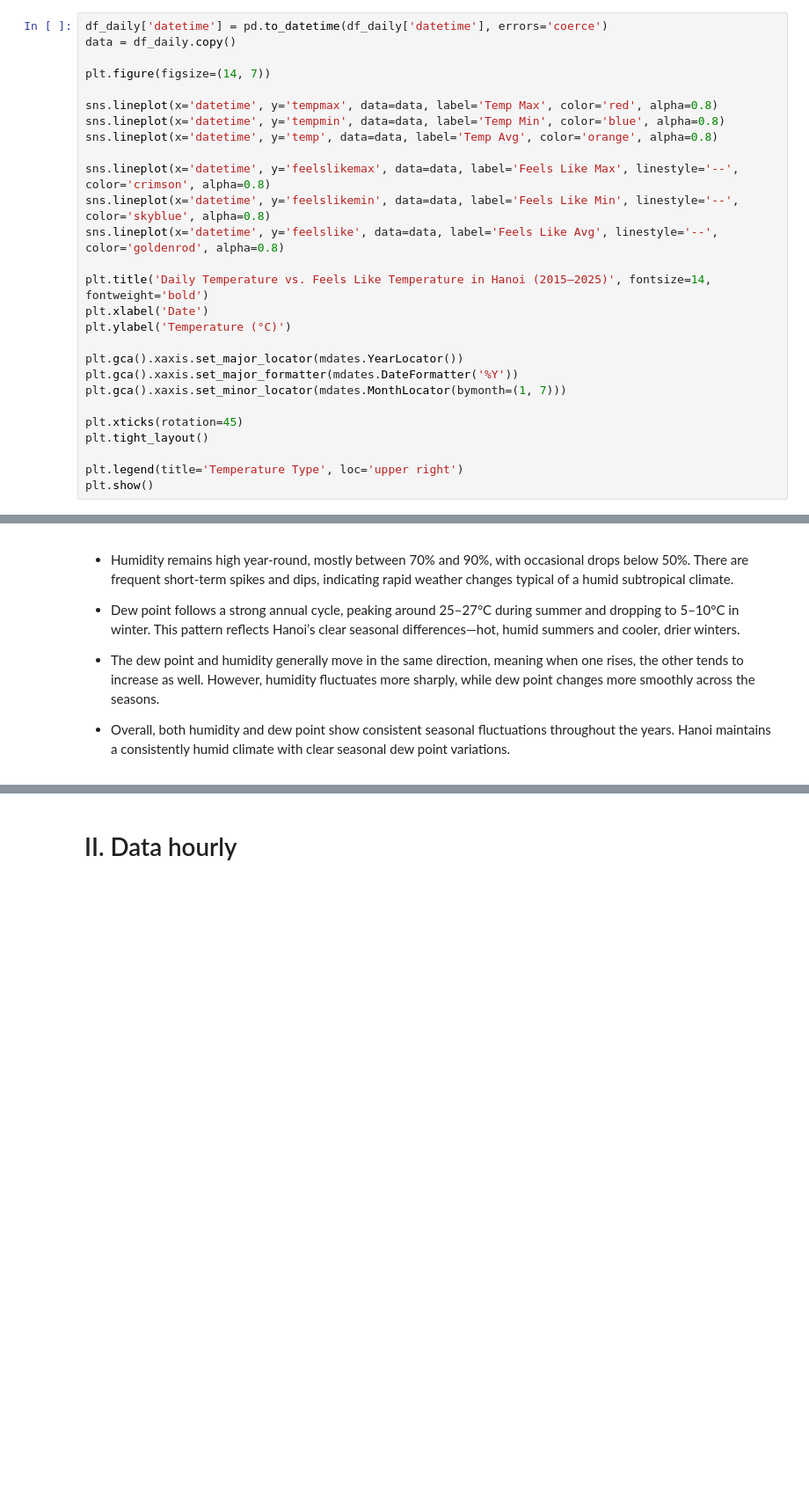
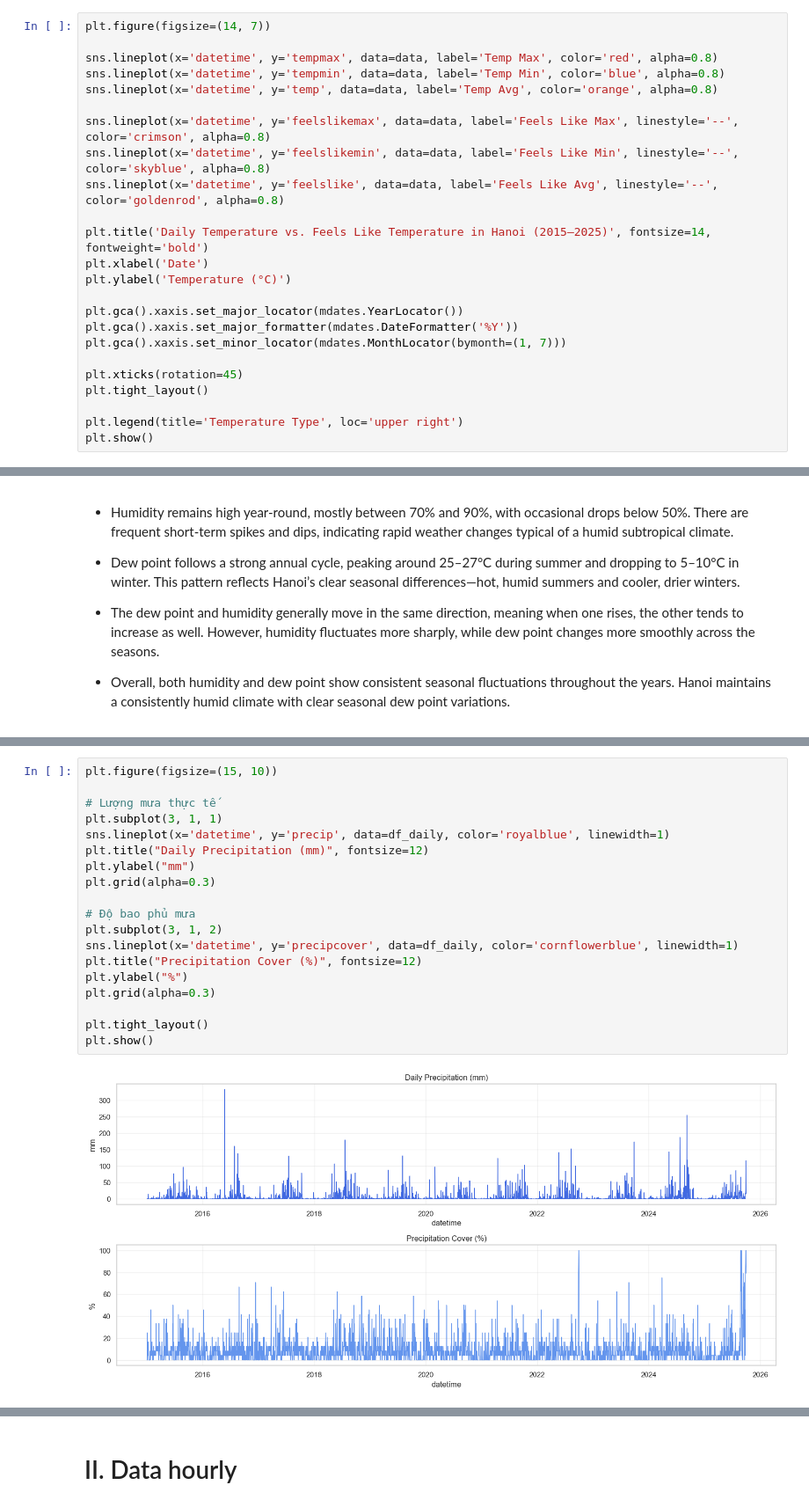
Before and after one commit to tungvoi38/Machine_Learning_Group_3, a Jupyter notebook: temperature_prediction_Hanoi/notebooks/01-data_understanding.ipynb, the cells around one changed output, grey strips where cells are left out. Shown at 88% size. Drawn from its saved outputs; the diff is of its cells as text; blank space fills up the shorter version.

```diff
--- a/temperature_prediction_Hanoi/notebooks/01-data_understanding.ipynb
+++ b/temperature_prediction_Hanoi/notebooks/01-data_understanding.ipynb
@@ -111,7 +211,4 @@ df_daily.describe()
 # %%
-df_daily['datetime'] = pd.to_datetime(df_daily['datetime'], errors='coerce')
-data = df_daily.copy()
-
 plt.figure(figsize=(14, 7))
 
 sns.lineplot(x='datetime', y='tempmax', data=data, label='Temp Max', color='red', alpha=0.8)
@@ -184,0 +276,21 @@ plt.show()
+# %%
+plt.figure(figsize=(15, 10))
+
+# Lượng mưa thực tế
+plt.subplot(3, 1, 1)
+sns.lineplot(x='datetime', y='precip', data=df_daily, color='royalblue', linewidth=1)
+plt.title("Daily Precipitation (mm)", fontsize=12)
+plt.ylabel("mm")
+plt.grid(alpha=0.3)
+
+# Độ bao phủ mưa
+plt.subplot(3, 1, 2)
+sns.lineplot(x='datetime', y='precipcover', data=df_daily, color='cornflowerblue', linewidth=1)
+plt.title("Precipitation Cover (%)", fontsize=12)
+plt.ylabel("%")
+plt.grid(alpha=0.3)
+
+plt.tight_layout()
+plt.show()
+# %% [output]
+[figure, added]
```
Also changed, not shown: parts of 27 cells of this notebook.
